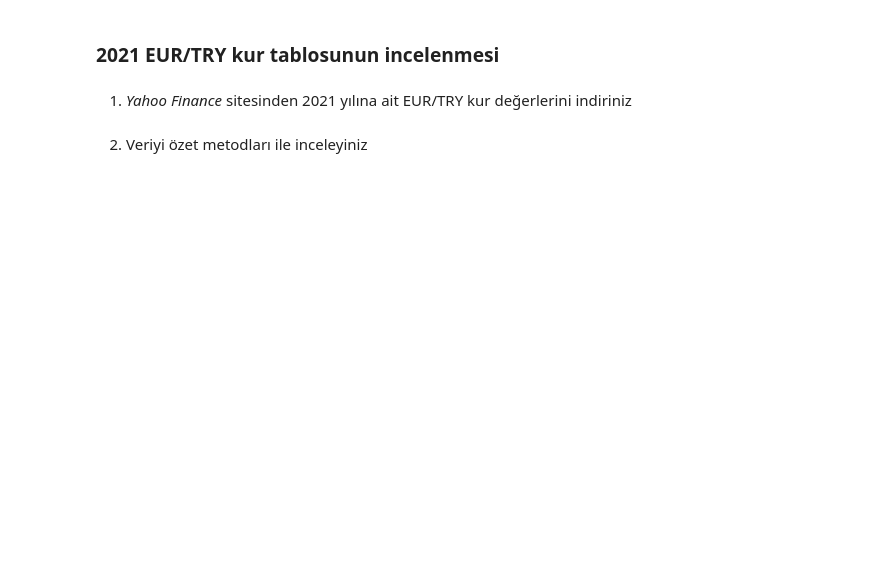
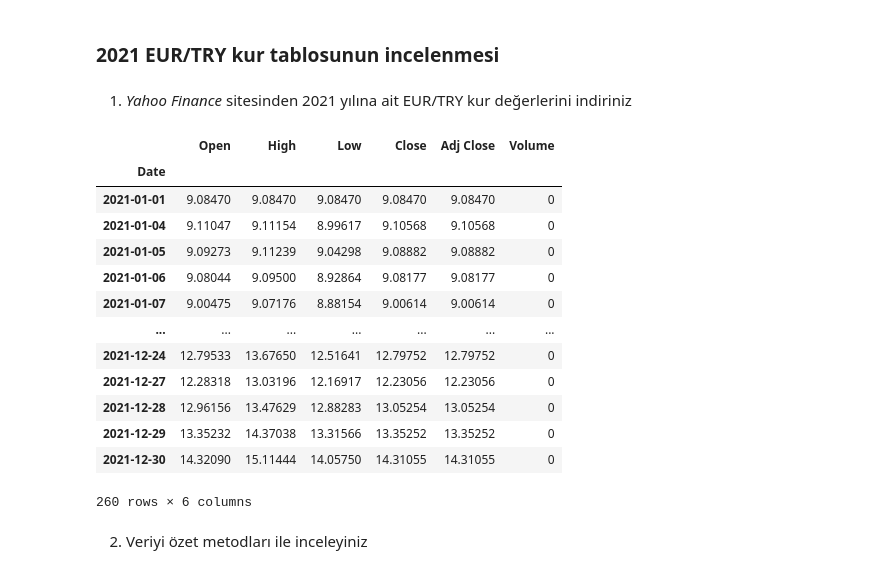
Before and after one commit to yagmurmutlu/GMKA_yagmur_mutlu, a Jupyter notebook: Odev3_Python_Veri_Analizi_Egitimi__yagmur_mutlu_.ipynb, the cells around one changed output. Saved outputs shown, nothing was run; the diff lists cells and outputs as text; code cells hidden in the pictures; blank space fills up the shorter version.

```diff
--- a/Odev3_Python_Veri_Analizi_Egitimi__yagmur_mutlu_.ipynb
+++ b/Odev3_Python_Veri_Analizi_Egitimi__yagmur_mutlu_.ipynb
@@ -6,5 +32,24 @@
 ### 2021 EUR/TRY kur tablosunun incelenmesi
 # %% [markdown]
 1. <i> Yahoo Finance</i> sitesinden 2021 yılına ait EUR/TRY kur değerlerini indiriniz
+# %%
+kur = yf.download('EURTRY=X', start='2021-01-01', end='2021-12-31', progress=False)
+# %%
+kur
+# %% [output]
+|  | Open | High | Low | Close | Adj Close | Volume |
+| Date |  |  |  |  |  |  |
+| 2021-01-01 | 9.08470 | 9.08470 | 9.08470 | 9.08470 | 9.08470 | 0 |
+| 2021-01-04 | 9.11047 | 9.11154 | 8.99617 | 9.10568 | 9.10568 | 0 |
+| 2021-01-05 | 9.09273 | 9.11239 | 9.04298 | 9.08882 | 9.08882 | 0 |
+| 2021-01-06 | 9.08044 | 9.09500 | 8.92864 | 9.08177 | 9.08177 | 0 |
+| 2021-01-07 | 9.00475 | 9.07176 | 8.88154 | 9.00614 | 9.00614 | 0 |
+| ... | ... | ... | ... | ... | ... | ... |
+| 2021-12-24 | 12.79533 | 13.67650 | 12.51641 | 12.79752 | 12.79752 | 0 |
+| 2021-12-27 | 12.28318 | 13.03196 | 12.16917 | 12.23056 | 12.23056 | 0 |
+| 2021-12-28 | 12.96156 | 13.47629 | 12.88283 | 13.05254 | 13.05254 | 0 |
+| 2021-12-29 | 13.35232 | 14.37038 | 13.31566 | 13.35252 | 13.35252 | 0 |
+| 2021-12-30 | 14.32090 | 15.11444 | 14.05750 | 14.31055 | 14.31055 | 0 |
+260 rows × 6 columns
 # %% [markdown]
 2. Veriyi özet metodları ile inceleyiniz
```
Also changed, not shown: parts of 11 cells of this notebook.
